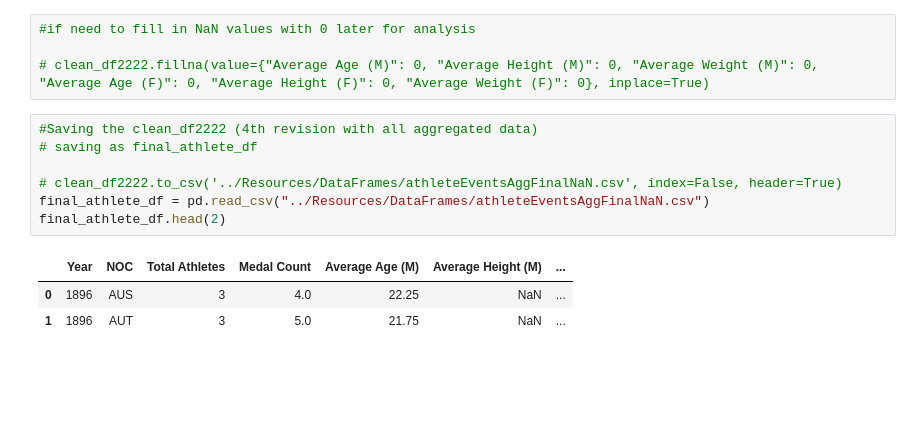
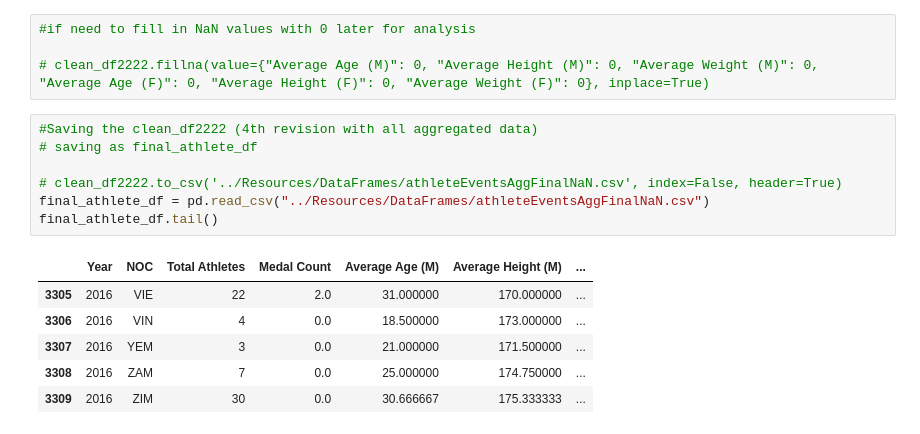
Before and after one commit to Addieryn/Project_Olympian, a Jupyter notebook: Dylan/competitor_cleaning.ipynb, the cells around one changed output. Saved outputs shown, nothing was run; the diff lists cells and outputs as text; blank space fills up the shorter version.

```diff
--- a/Dylan/competitor_cleaning.ipynb
+++ b/Dylan/competitor_cleaning.ipynb
@@ -279,11 +262,14 @@ clean_df2222.head(15)
 # %%
 #Saving the clean_df2222 (4th revision with all aggregated data)
 # saving as final_athlete_df
 
 # clean_df2222.to_csv('../Resources/DataFrames/athleteEventsAggFinalNaN.csv', index=False, header=True)
 final_athlete_df = pd.read_csv("../Resources/DataFrames/athleteEventsAggFinalNaN.csv")
-final_athlete_df.head(2)
+final_athlete_df.tail()
 # %% [output]
 |  | Year | NOC | Total Athletes | Medal Count | Average Age (M) | Average Height (M) | ... |
-| 0 | 1896 | AUS | 3 | 4.0 | 22.25 | NaN | ... |
-| 1 | 1896 | AUT | 3 | 5.0 | 21.75 | NaN | ... |
+| 3305 | 2016 | VIE | 22 | 2.0 | 31.000000 | 170.000000 | ... |
+| 3306 | 2016 | VIN | 4 | 0.0 | 18.500000 | 173.000000 | ... |
+| 3307 | 2016 | YEM | 3 | 0.0 | 21.000000 | 171.500000 | ... |
+| 3308 | 2016 | ZAM | 7 | 0.0 | 25.000000 | 174.750000 | ... |
+| 3309 | 2016 | ZIM | 30 | 0.0 | 30.666667 | 175.333333 | ... |
```
Also changed, not shown: parts of 1 cell of this notebook, 3 other files.
